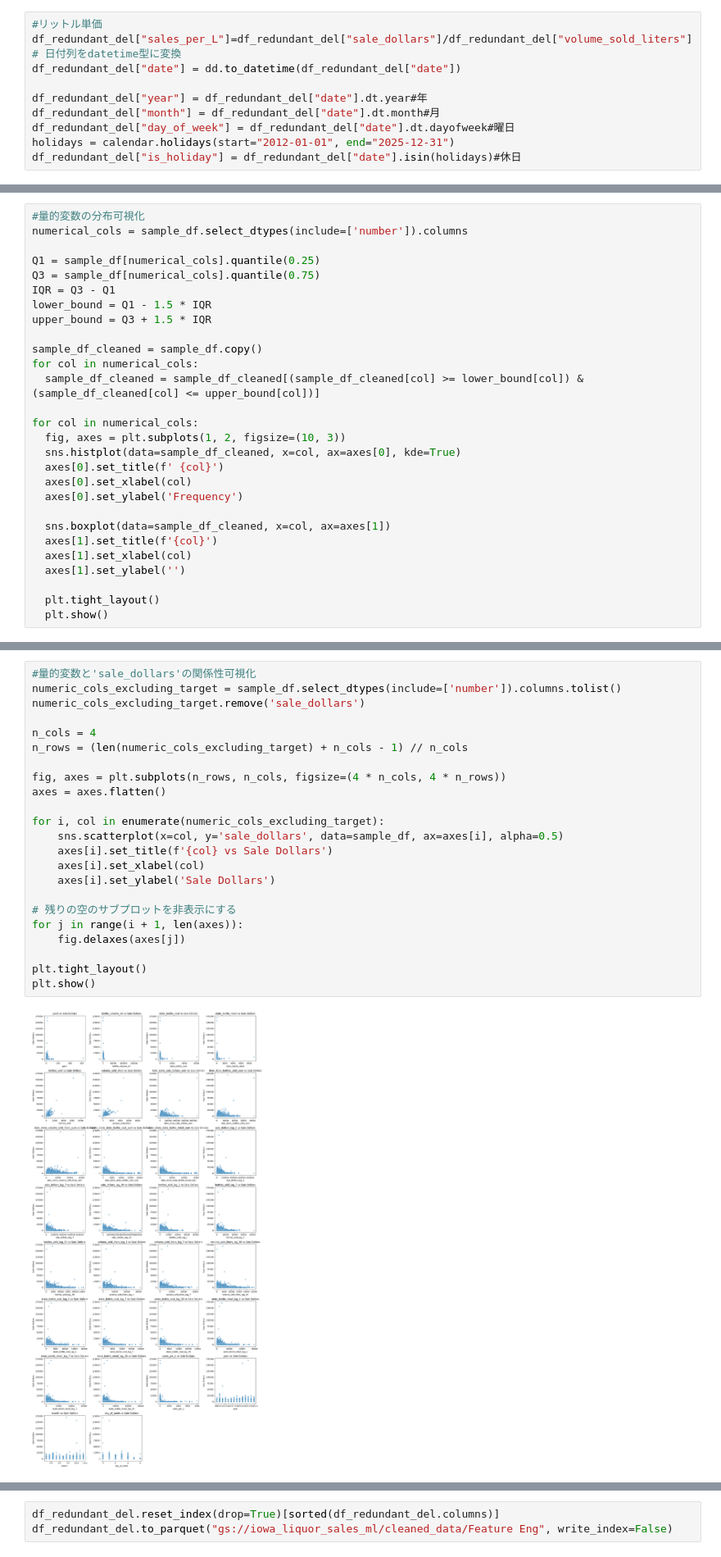
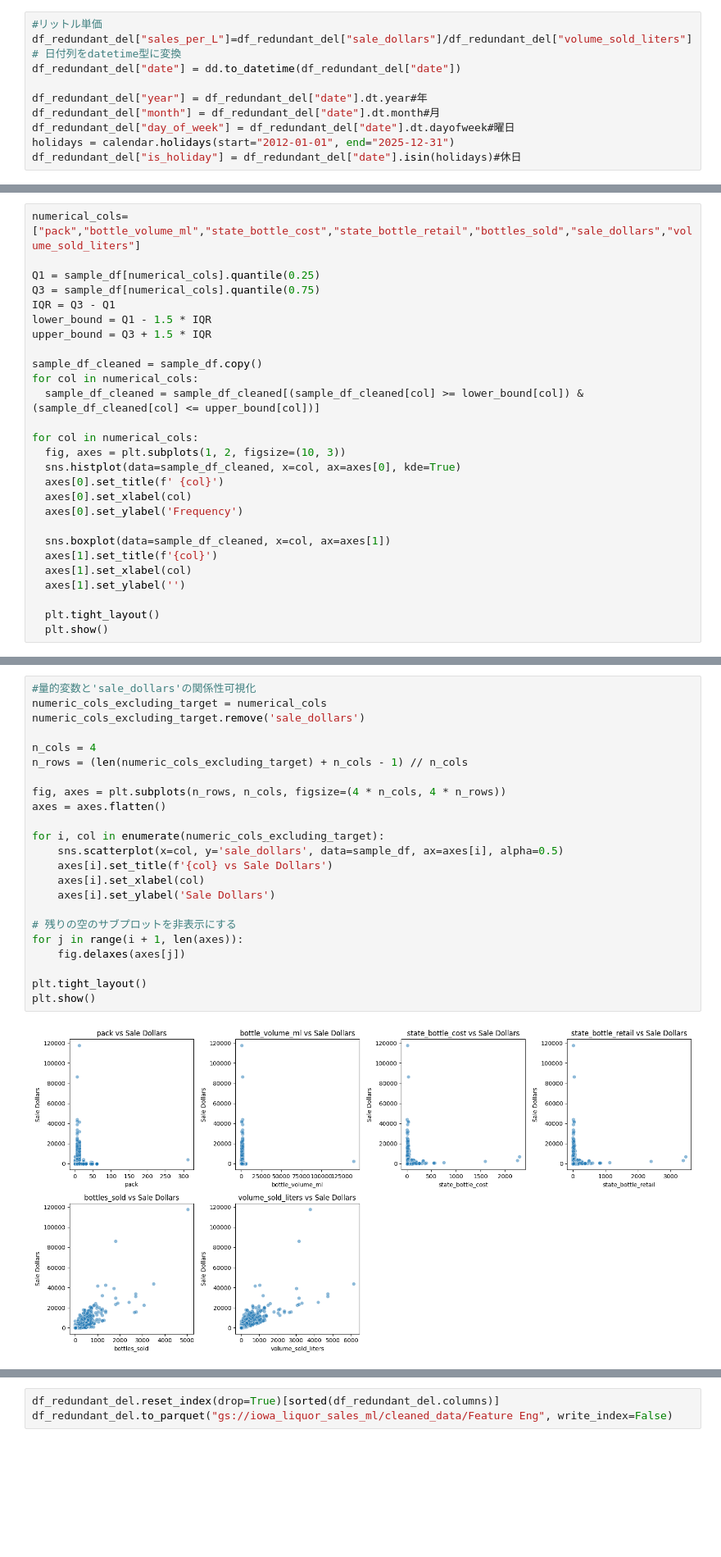
Before and after one commit to km-0-8/iowa_liqueur, a Jupyter notebook: liqueur_ML.ipynb, the cells around one changed output, grey strips where cells are left out. Shown: that part at 82% size. Cells and saved outputs as stored; diff of their text form; blank space fills up the shorter version.

```diff
--- a/liqueur_ML.ipynb
+++ b/liqueur_ML.ipynb
@@ -581,6 +491,5 @@ sample_df = df_redundant_del.sample(frac=0.01).compute()
 # %%
-#量的変数の分布可視化
-numerical_cols = sample_df.select_dtypes(include=['number']).columns
+numerical_cols=["pack","bottle_volume_ml","state_bottle_cost","state_bottle_retail","bottles_sold","sale_dollars","volume_sold_liters"]
 
 Q1 = sample_df[numerical_cols].quantile(0.25)
 Q3 = sample_df[numerical_cols].quantile(0.75)
@@ -635,28 +538,28 @@ plt.show()
 # %%
 #量的変数と'sale_dollars'の関係性可視化
-numeric_cols_excluding_target = sample_df.select_dtypes(include=['number']).columns.tolist()
+numeric_cols_excluding_target = numerical_cols
 numeric_cols_excluding_target.remove('sale_dollars')
 
 n_cols = 4
 n_rows = (len(numeric_cols_excluding_target) + n_cols - 1) // n_cols
 
 fig, axes = plt.subplots(n_rows, n_cols, figsize=(4 * n_cols, 4 * n_rows))
 axes = axes.flatten()
 
 for i, col in enumerate(numeric_cols_excluding_target):
     sns.scatterplot(x=col, y='sale_dollars', data=sample_df, ax=axes[i], alpha=0.5)
     axes[i].set_title(f'{col} vs Sale Dollars')
     axes[i].set_xlabel(col)
     axes[i].set_ylabel('Sale Dollars')
 
 # 残りの空のサブプロットを非表示にする
 for j in range(i + 1, len(axes)):
     fig.delaxes(axes[j])
 
 plt.tight_layout()
 plt.show()
 # %% [output]
-[figure, old version]
+[figure, new version]
 # %%
 #質的変数の分布
 categorical_cols = ['store_number',"county","category","vendor_number",]
```
Also changed, not shown: parts of 102 cells of this notebook.
